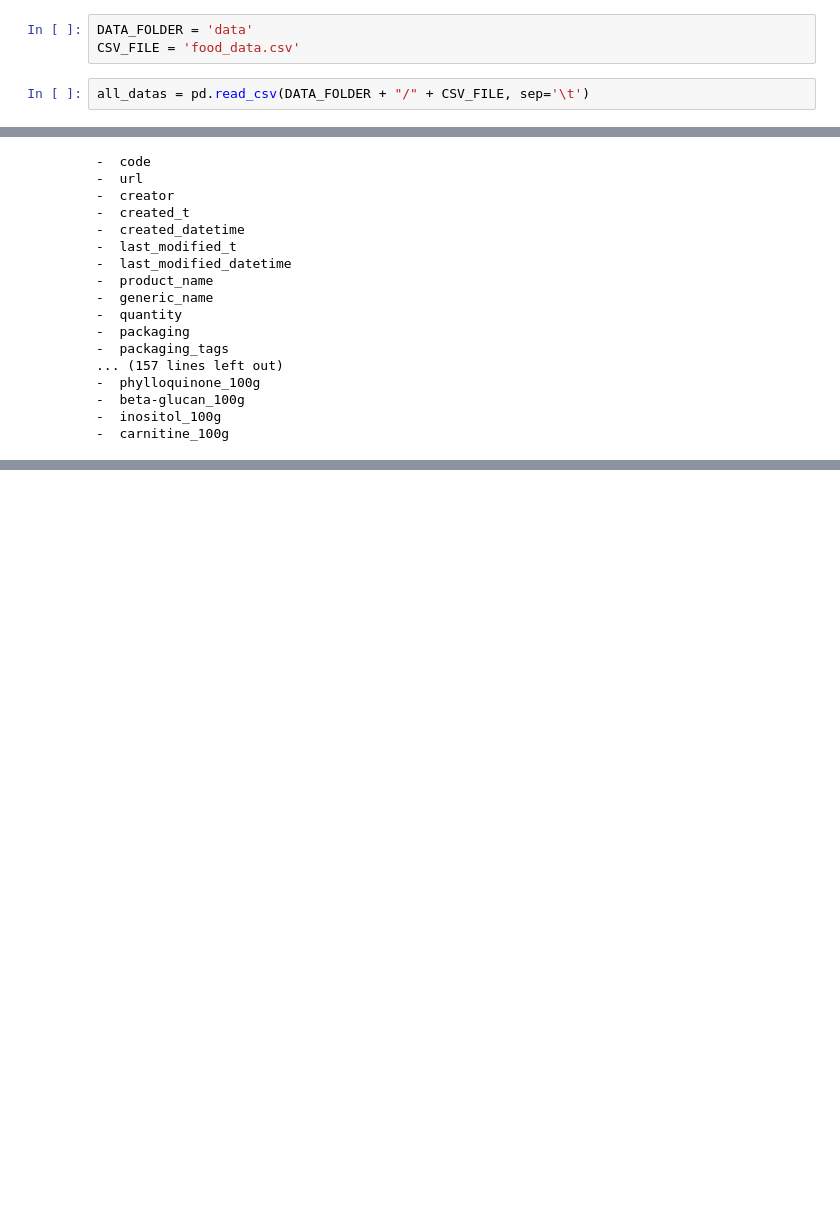
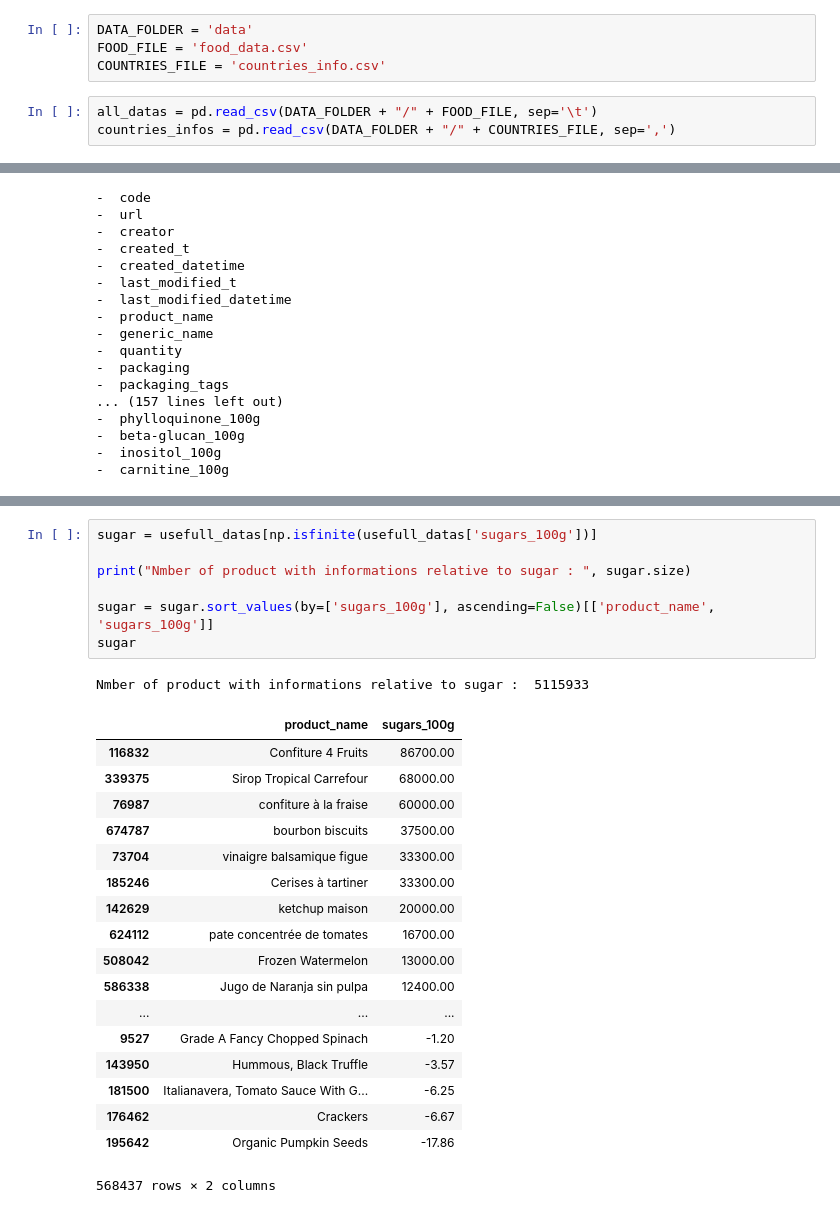
Before and after one commit to baraschi/AppliedDataAnalysis_Project, a Jupyter notebook: FoodProject.ipynb, the cells around one changed output, grey strips where cells are left out. Drawn from its saved outputs; the diff is of its cells as text; blank space fills up the shorter version.

Commit message:
adding countries process

```diff
--- a/FoodProject.ipynb
+++ b/FoodProject.ipynb
@@ -7,8 +8,10 @@ import math
 # %%
 DATA_FOLDER = 'data'
-CSV_FILE = 'food_data.csv'
+FOOD_FILE = 'food_data.csv'
+COUNTRIES_FILE = 'countries_info.csv'
 # %%
-all_datas = pd.read_csv(DATA_FOLDER + "/" + CSV_FILE, sep='\t')
+all_datas = pd.read_csv(DATA_FOLDER + "/" + FOOD_FILE, sep='\t')
+countries_infos = pd.read_csv(DATA_FOLDER + "/" + COUNTRIES_FILE, sep=',')
 # %%
 for col in all_datas.columns.values:
     print("- ", col)
@@ -79,0 +155,27 @@ Name: countries, Length: 3256, dtype: int64
+# %%
+sugar = usefull_datas[np.isfinite(usefull_datas['sugars_100g'])]
+
+print("Nmber of product with informations relative to sugar : ", sugar.size)
+
+sugar = sugar.sort_values(by=['sugars_100g'], ascending=False)[['product_name', 'sugars_100g']]
+sugar
+# %% [output]
+Nmber of product with informations relative to sugar :  5115933
+|  | product_name | sugars_100g |
+| 116832 | Confiture 4 Fruits | 86700.00 |
+| 339375 | Sirop Tropical Carrefour | 68000.00 |
+| 76987 | confiture à la fraise | 60000.00 |
+| 674787 | bourbon biscuits | 37500.00 |
+| 73704 | vinaigre balsamique figue | 33300.00 |
+| 185246 | Cerises à tartiner | 33300.00 |
+| 142629 | ketchup maison | 20000.00 |
+| 624112 | pate concentrée de tomates | 16700.00 |
+| 508042 | Frozen Watermelon | 13000.00 |
+| 586338 | Jugo de Naranja sin pulpa | 12400.00 |
+| ... | ... | ... |
+| 9527 | Grade A Fancy Chopped Spinach | -1.20 |
+| 143950 | Hummous, Black Truffle | -3.57 |
+| 181500 | Italianavera, Tomato Sauce With G... | -6.25 |
+| 176462 | Crackers | -6.67 |
+| 195642 | Organic Pumpkin Seeds | -17.86 |
+568437 rows × 2 columns
```
Also changed, not shown: parts of 12 cells of this notebook.
